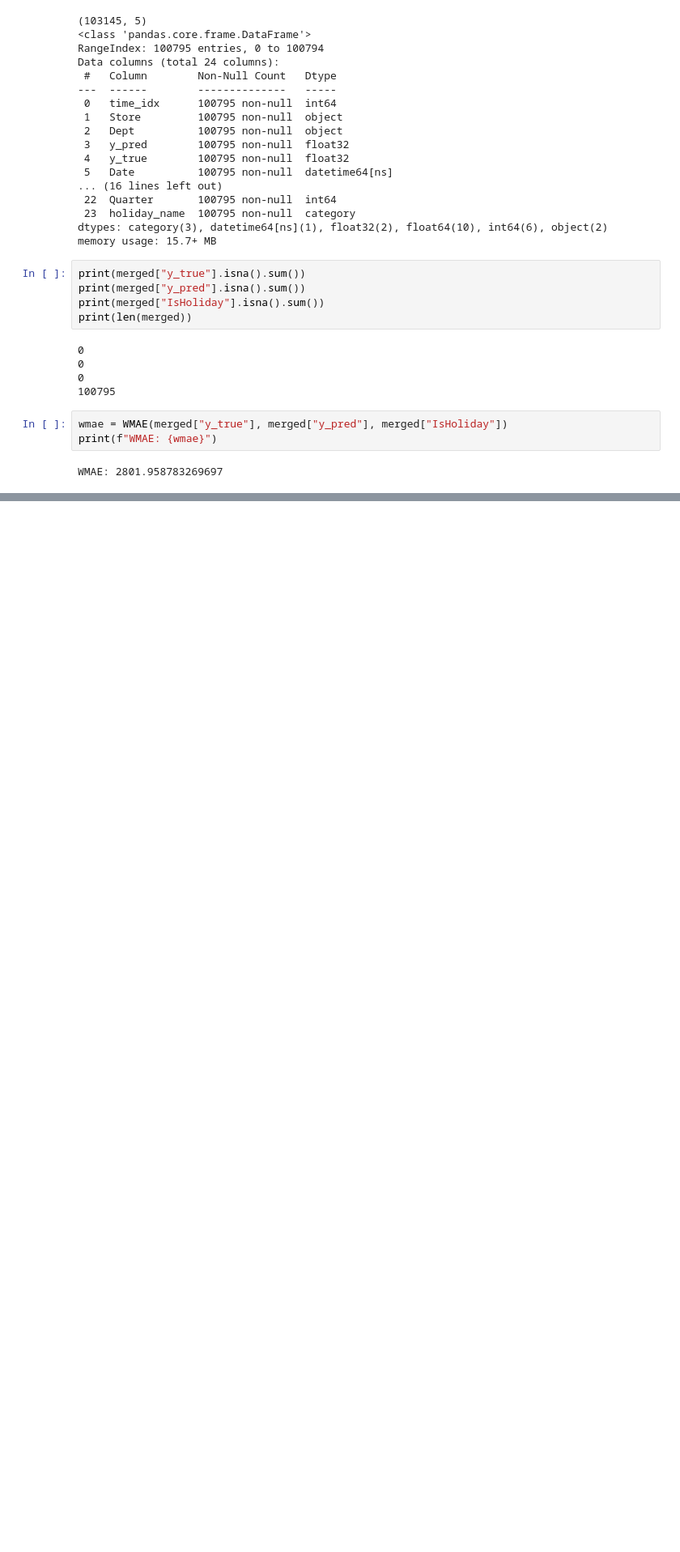
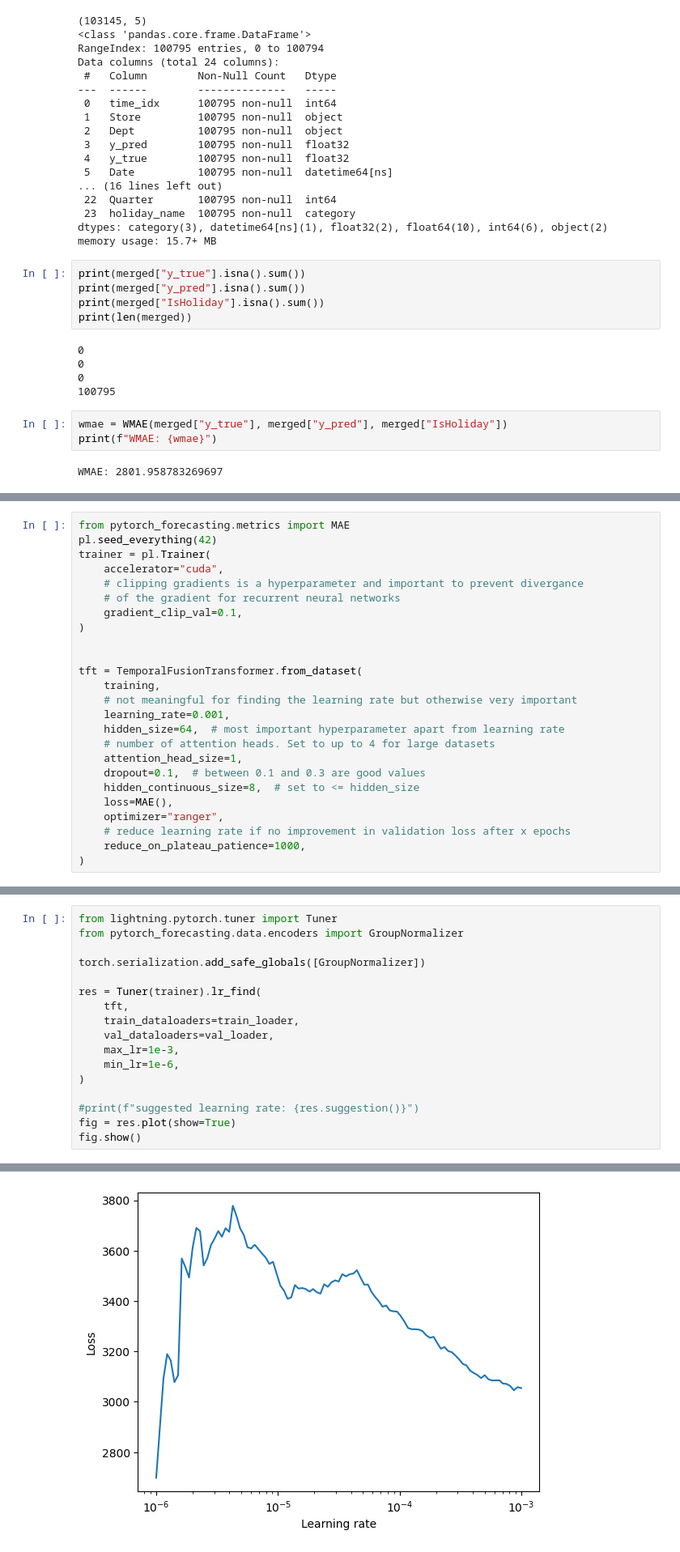
Before and after one commit to icosahedron31/Walmart-Sales, a Jupyter notebook: TFT.ipynb, the cells around one changed output, grey strips where cells are left out. Shown at 81% size. Saved outputs shown, nothing was run; the diff lists cells and outputs as text; blank space fills up the shorter version.

Commit message:
hyperparameter tuning

```diff
--- a/TFT.ipynb
+++ b/TFT.ipynb
@@ -335,0 +350,25 @@ WMAE: 2801.958783269697
+# %%
+from pytorch_forecasting.metrics import MAE
+pl.seed_everything(42)
+trainer = pl.Trainer(
+    accelerator="cuda",
+    # clipping gradients is a hyperparameter and important to prevent divergance
+    # of the gradient for recurrent neural networks
+    gradient_clip_val=0.1,
+)
+
+
+tft = TemporalFusionTransformer.from_dataset(
+    training,
+    # not meaningful for finding the learning rate but otherwise very important
+    learning_rate=0.001,
+    hidden_size=64,  # most important hyperparameter apart from learning rate
+    # number of attention heads. Set to up to 4 for large datasets
+    attention_head_size=1,
+    dropout=0.1,  # between 0.1 and 0.3 are good values
+    hidden_continuous_size=8,  # set to <= hidden_size
+    loss=MAE(),
+    optimizer="ranger",
+    # reduce learning rate if no improvement in validation loss after x epochs
+    reduce_on_plateau_patience=1000,
+)
@@ -335,0 +414,18 @@ WMAE: 2801.958783269697
+# %%
+from lightning.pytorch.tuner import Tuner
+from pytorch_forecasting.data.encoders import GroupNormalizer
+
+torch.serialization.add_safe_globals([GroupNormalizer])
+
+res = Tuner(trainer).lr_find(
+    tft,
+    train_dataloaders=train_loader,
+    val_dataloaders=val_loader,
+    max_lr=1e-3,
+    min_lr=1e-6,
+)
+
+#print(f"suggested learning rate: {res.suggestion()}")
+fig = res.plot(show=True)
+fig.show()
+# %% [output]
@@ -335,0 +449 @@ WMAE: 2801.958783269697
+[figure, added]
```
Also changed, not shown: parts of 15 cells of this notebook.
